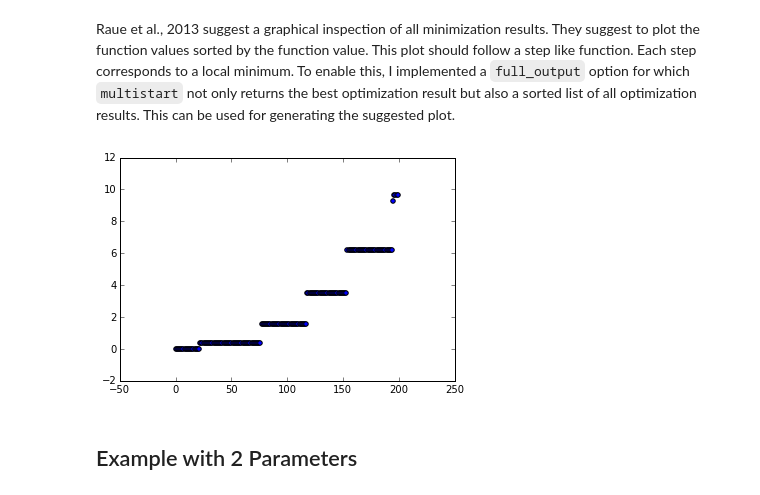
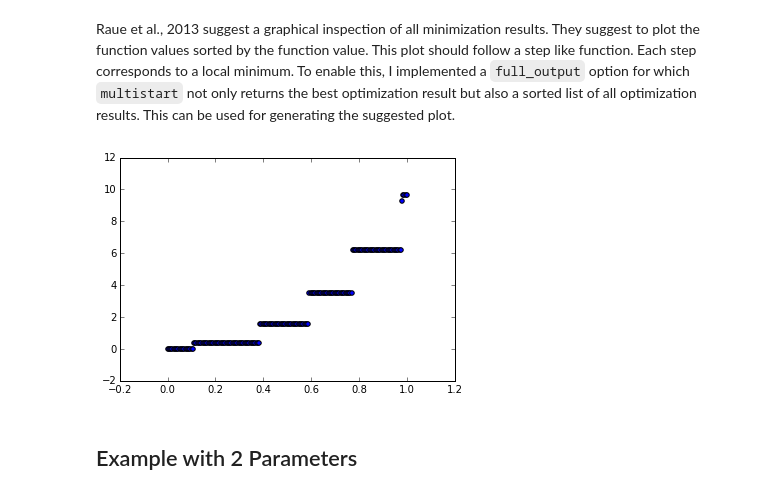
Before and after one commit to fbnrst/multistart-minimize, a Jupyter notebook: multistart-minimize.ipynb, the cells around one changed output. Drawn from its saved outputs; the diff is of its cells as text; code cells hidden in the pictures.

Commit message:
minor change in visualization

```diff
--- a/multistart-minimize.ipynb
+++ b/multistart-minimize.ipynb
@@ -70,9 +63,9 @@ Raue et al., 2013 suggest a graphical inspection of all minimization results. Th
 # %%
 sp.random.seed(0)
 res_multi, res_list = multistart(fun, -30, 30, 200, full_output=True)
-plt.scatter(range(len(res_list)), [res.fun for res in res_list]);
+plt.scatter(sp.linspace(0, 1, len(res_list)), [res.fun for res in res_list]);
 # %% [output]
-[figure, old version]
+[figure, new version]
 # %% [markdown]
 ## Example with 2 Parameters
 # %% [markdown]
```
Also changed, not shown: parts of 2 cells of this notebook.
